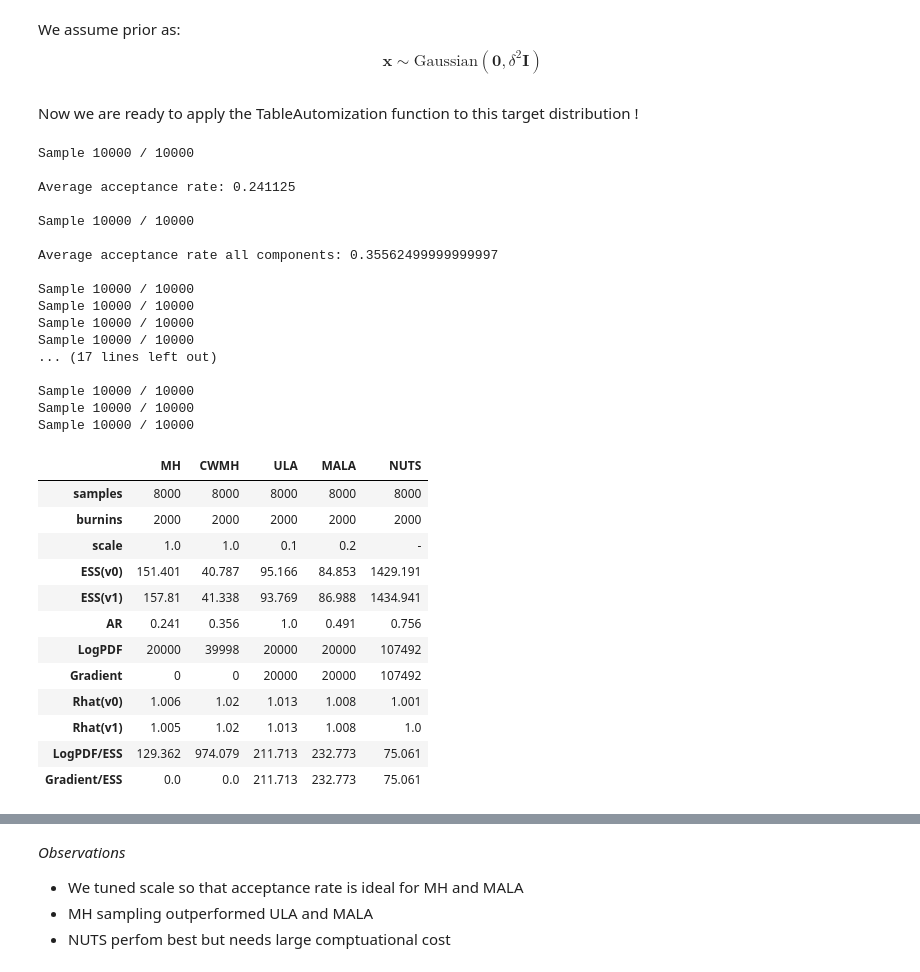
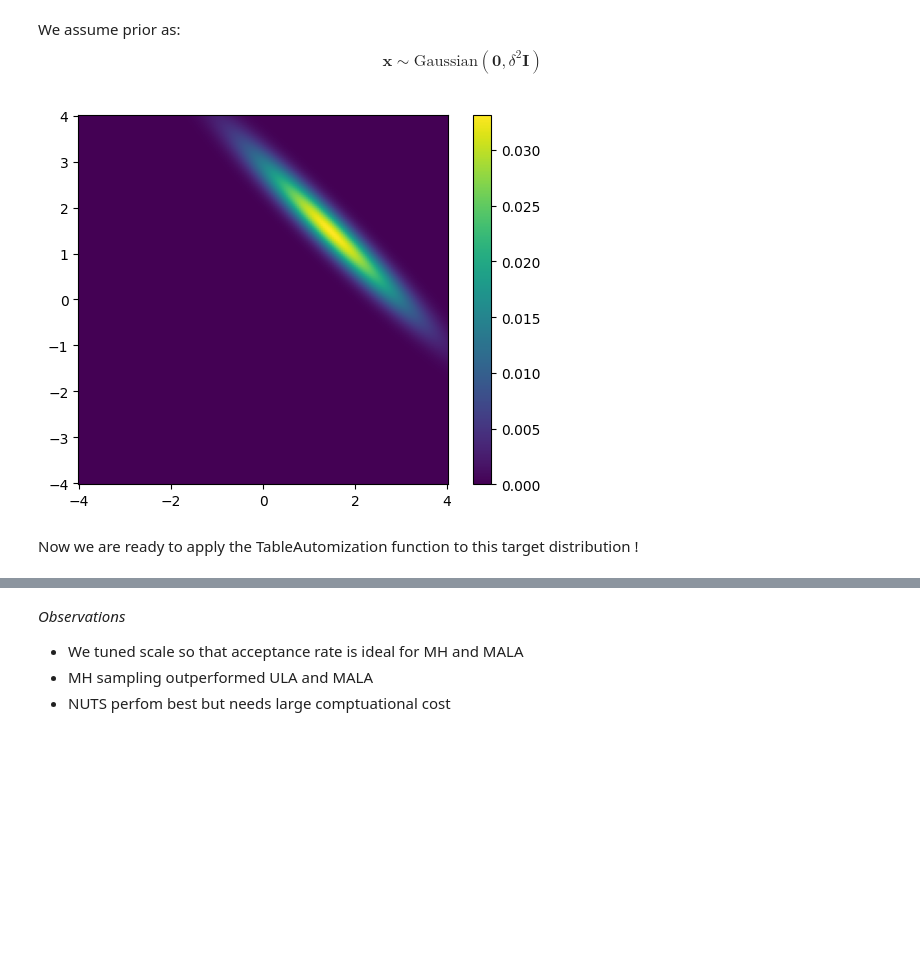
Before and after one commit to CUQI-DTU/CUQIpy-Benchmarks, a Jupyter notebook: demos/D04-simplest-bip.ipynb, the cells around one changed output, grey strips where cells are left out. Drawn from its saved outputs; the diff is of its cells as text; code cells hidden in the pictures; blank space fills up the shorter version.

```diff
--- a/demos/D04-simplest-bip.ipynb
+++ b/demos/D04-simplest-bip.ipynb
@@ -39,41 +39,11 @@ We assume prior as: $$ \mathbf{x} \sim \mathrm{Gaussian}(\mathbf{0}, \delta^2 \m
 # %%
 target_simplest = BC.SimplestBip()
 x0 = BC.SimplestBip().x0
+# %%
+utilities.Plot(target_simplest).plot_pdf_2D(-4, 4, -4, 4)
+# %% [output]
+[figure, added]
 # %% [markdown]
 Now we are ready to apply the TableAutomization function to this target distribution !
 # %%
-df, (fig, axs) = TA.create_comparison(target_simplest, x0 = x0,scale = [1.0,1.0,0.1,0.2,0.5], Ns = 8000, Nb= 2000, seed = 12,chains=3)
+sample= utilities.MCMCComparison(target_simplest, x0 = x0,scale = [1.0,1.0,0.1,0.2,0.5], Ns = 8000, Nb= 2000, seed = 12,chains=3)
-# %% [output]
-Sample 10000 / 10000
-
-Average acceptance rate: 0.241125
-
-Sample 10000 / 10000
-
-Average acceptance rate all components: 0.35562499999999997
-
-Sample 10000 / 10000
-Sample 10000 / 10000
-Sample 10000 / 10000
-Sample 10000 / 10000
-... (17 lines left out)
-
-Sample 10000 / 10000
-Sample 10000 / 10000
-Sample 10000 / 10000
-# %%
-df
-# %% [output]
-|  | MH | CWMH | ULA | MALA | NUTS |
-| samples | 8000 | 8000 | 8000 | 8000 | 8000 |
-| burnins | 2000 | 2000 | 2000 | 2000 | 2000 |
-| scale | 1.0 | 1.0 | 0.1 | 0.2 | - |
-| ESS(v0) | 151.401 | 40.787 | 95.166 | 84.853 | 1429.191 |
-| ESS(v1) | 157.81 | 41.338 | 93.769 | 86.988 | 1434.941 |
-| AR | 0.241 | 0.356 | 1.0 | 0.491 | 0.756 |
-| LogPDF | 20000 | 39998 | 20000 | 20000 | 107492 |
-| Gradient | 0 | 0 | 20000 | 20000 | 107492 |
-| Rhat(v0) | 1.006 | 1.02 | 1.013 | 1.008 | 1.001 |
-| Rhat(v1) | 1.005 | 1.02 | 1.013 | 1.008 | 1.0 |
-| LogPDF/ESS | 129.362 | 974.079 | 211.713 | 232.773 | 75.061 |
-| Gradient/ESS | 0.0 | 0.0 | 211.713 | 232.773 | 75.061 |
```
Also changed, not shown: parts of 4 cells of this notebook, 3 other files.
